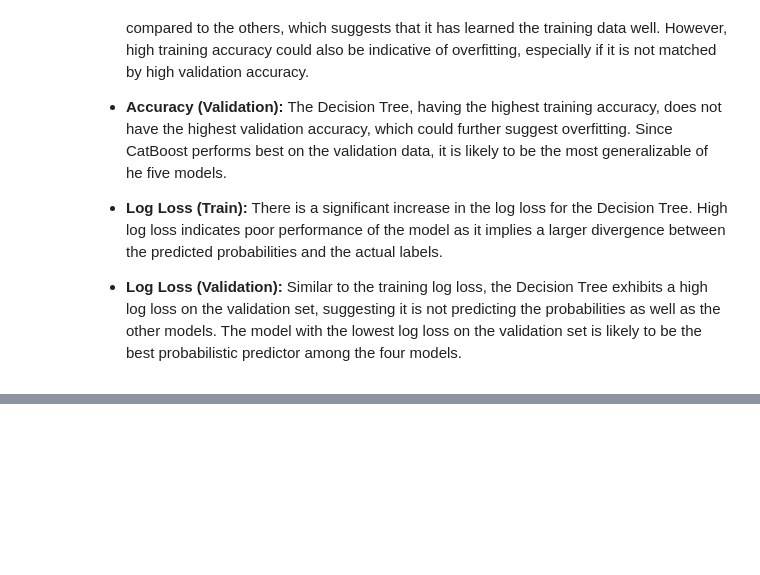
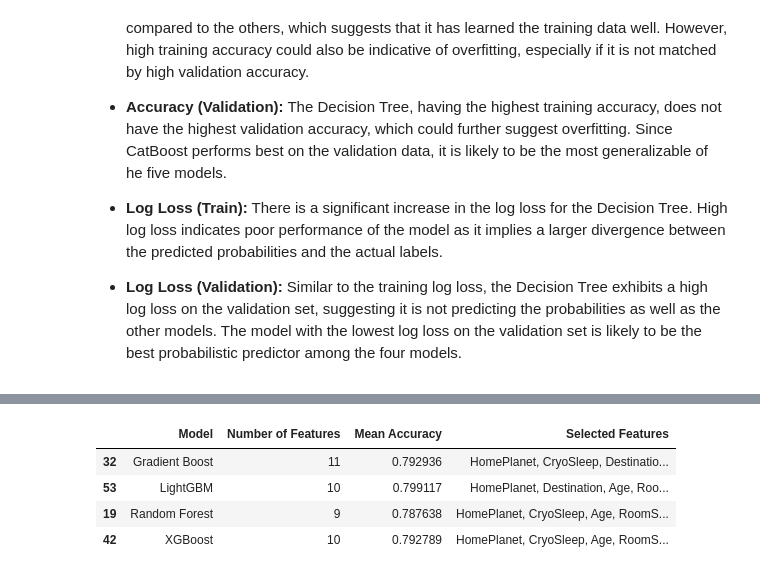
Before and after one commit to Greywolfie01/ML-Project, a Jupyter notebook: Decision_trees.ipynb, the cells around one changed output, grey strips where cells are left out. Drawn from its saved outputs; the diff is of its cells as text; code cells hidden in the pictures; blank space fills up the shorter version.

```diff
--- a/Decision_trees.ipynb
+++ b/Decision_trees.ipynb
@@ -419,0 +442,11 @@ display(highest_accuracy_rows)
+# %%
+# drop the decision tree data as it is no longer required
+highest_accuracy_rows.drop(highest_accuracy_rows.index[0], inplace=True)
+
+highest_accuracy_rows.head()
+# %% [output]
+|  | Model | Number of Features | Mean Accuracy | Selected Features |
+| 32 | Gradient Boost | 11 | 0.792936 | HomePlanet, CryoSleep, Destinatio... |
+| 53 | LightGBM | 10 | 0.799117 | HomePlanet, Destination, Age, Roo... |
+| 19 | Random Forest | 9 | 0.787638 | HomePlanet, CryoSleep, Age, RoomS... |
+| 42 | XGBoost | 10 | 0.792789 | HomePlanet, CryoSleep, Age, RoomS... |
```
Also changed, not shown: parts of 16 cells of this notebook.
